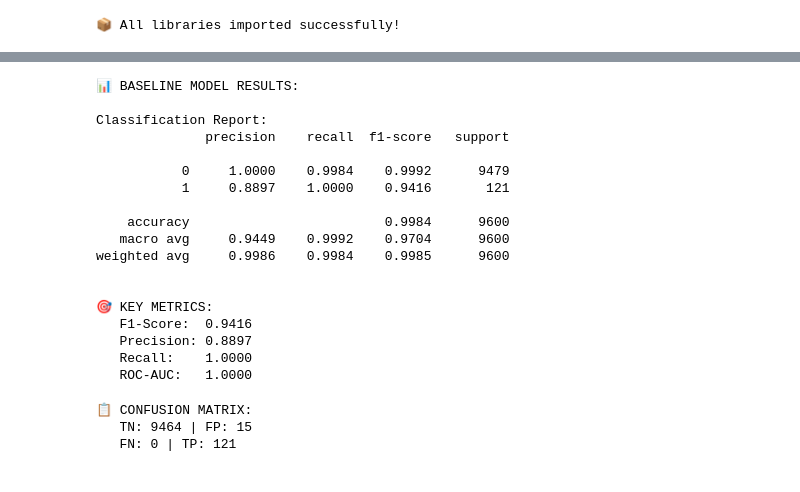
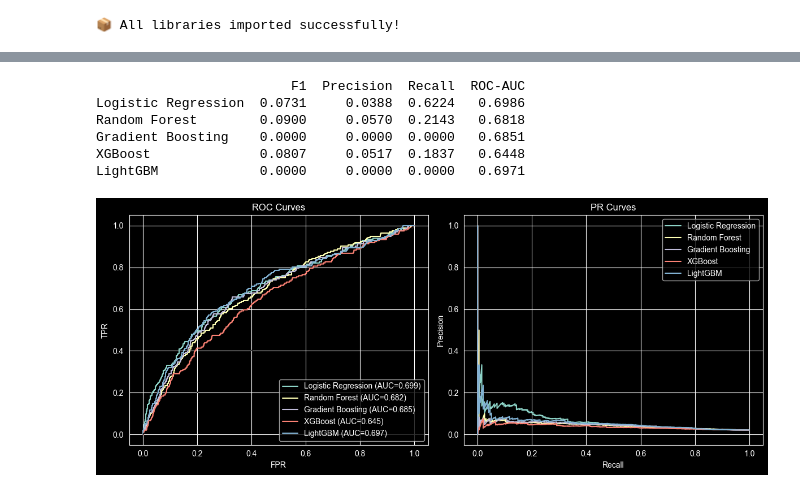
Before and after one commit to barkobt/tubitak-marketing-analytics, a Jupyter notebook: notebooks/04_model_comparison.ipynb, the cells around one changed output, grey strips where cells are left out. Saved outputs shown, nothing was run; the diff lists cells and outputs as text; code cells hidden in the pictures.

```diff
--- a/notebooks/04_model_comparison.ipynb
+++ b/notebooks/04_model_comparison.ipynb
@@ -201,46 +380,37 @@ y_proba_lr = lr_model.predict_proba(X_test_scaled)[:, 1]
 # %%
-# Evaluation
-print("\n📊 BASELINE MODEL RESULTS:")
-print("\nClassification Report:")
-print(classification_report(y_test, y_pred_lr, digits=4))
+# CELL 9: MODEL COMPARISON TABLE
+for name, res in results.items():
+    res['f1'] = f1_score(y_test, res['y_pred'], zero_division=0)
+    res['precision'] = precision_score(y_test, res['y_pred'], zero_division=0)
+    res['recall'] = recall_score(y_test, res['y_pred'], zero_division=0)
+    res['roc_auc'] = roc_auc_score(y_test, res['y_proba'])
 
-# Key metrics
-f1_lr = f1_score(y_test, y_pred_lr)
-precision_lr = precision_score(y_test, y_pred_lr, zero_division=0)
-recall_lr = recall_score(y_test, y_pred_lr)
-roc_auc_lr = roc_auc_score(y_test, y_proba_lr)
-
-print(f"\n🎯 KEY METRICS:")
-print(f"   F1-Score:  {f1_lr:.4f}")
-print(f"   Precision: {precision_lr:.4f}")
-print(f"   Recall:    {recall_lr:.4f}")
-print(f"   ROC-AUC:   {roc_auc_lr:.4f}")
+comparison_df = pd.DataFrame({k: {'F1': v['f1'], 'Precision': v['precision'], 'Recall': v['recall'], 'ROC-AUC': v['roc_auc']} for k, v in results.items()}).T
+print(comparison_df.round(4))
+comparison_df.to_csv('../reports/model_comparison_results.csv', index=True)
 # %% [output]
-📊 BASELINE MODEL RESULTS:
-
-Classification Report:
-              precision    recall  f1-score   support
-
-           0     1.0000    0.9984    0.9992      9479
-           1     0.8897    1.0000    0.9416       121
-
-    accuracy                         0.9984      9600
-   macro avg     0.9449    0.9992    0.9704      9600
-weighted avg     0.9986    0.9984    0.9985      9600
-
-
-🎯 KEY METRICS:
-   F1-Score:  0.9416
-   Precision: 0.8897
-   Recall:    1.0000
-   ROC-AUC:   1.0000
+                         F1  Precision  Recall  ROC-AUC
+Logistic Regression  0.0731     0.0388  0.6224   0.6986
+Random Forest        0.0900     0.0570  0.2143   0.6818
+Gradient Boosting    0.0000     0.0000  0.0000   0.6851
+XGBoost              0.0807     0.0517  0.1837   0.6448
+LightGBM             0.0000     0.0000  0.0000   0.6971
 # %%
-# Confusion Matrix
-cm_lr = confusion_matrix(y_test, y_pred_lr)
-print(f"\n📋 CONFUSION MATRIX:")
-print(f"   TN: {cm_lr[0,0]} | FP: {cm_lr[0,1]}")
-print(f"   FN: {cm_lr[1,0]} | TP: {cm_lr[1,1]}")
+# CELL 10: ROC & PR CURVES
+fig, axes = plt.subplots(1, 2, figsize=(12, 5))
+for name, res in results.items():
+    fpr, tpr, _ = roc_curve(y_test, res['y_proba'])
+    axes[0].plot(fpr, tpr, label=f"{name} (AUC={res['roc_auc']:.3f})")
+axes[0].plot([0, 1], [0, 1], 'k--')
+axes[0].set_xlabel('FPR'); axes[0].set_ylabel('TPR'); axes[0].set_title('ROC Curves'); axes[0].legend()
+
+for name, res in results.items():
+    prec, rec, _ = precision_recall_curve(y_test, res['y_proba'])
+    axes[1].plot(rec, prec, label=name)
+axes[1].set_xlabel('Recall'); axes[1].set_ylabel('Precision'); axes[1].set_title('PR Curves'); axes[1].legend()
+plt.tight_layout()
+plt.savefig('../reports/roc_curves.png', dpi=150)
+plt.savefig('../reports/pr_curves.png', dpi=150)
+plt.show()
 # %% [output]
-📋 CONFUSION MATRIX:
-   TN: 9464 | FP: 15
-   FN: 0 | TP: 121
+[figure, added]
```
Also changed, not shown: parts of 41 cells of this notebook, 16 other files.
